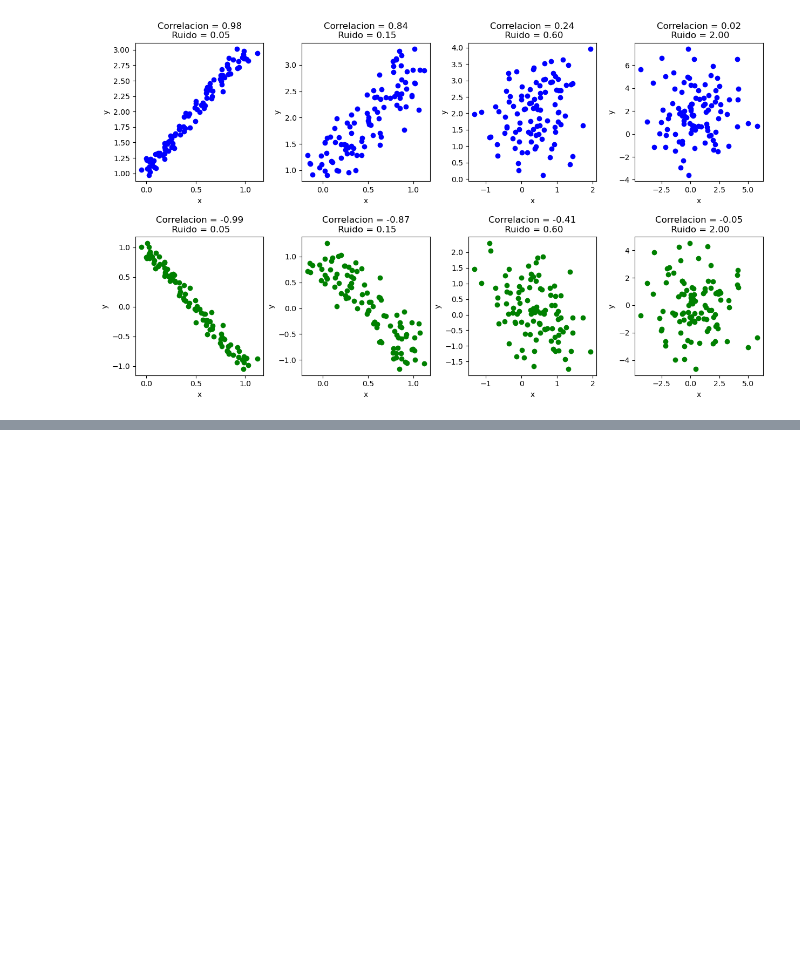
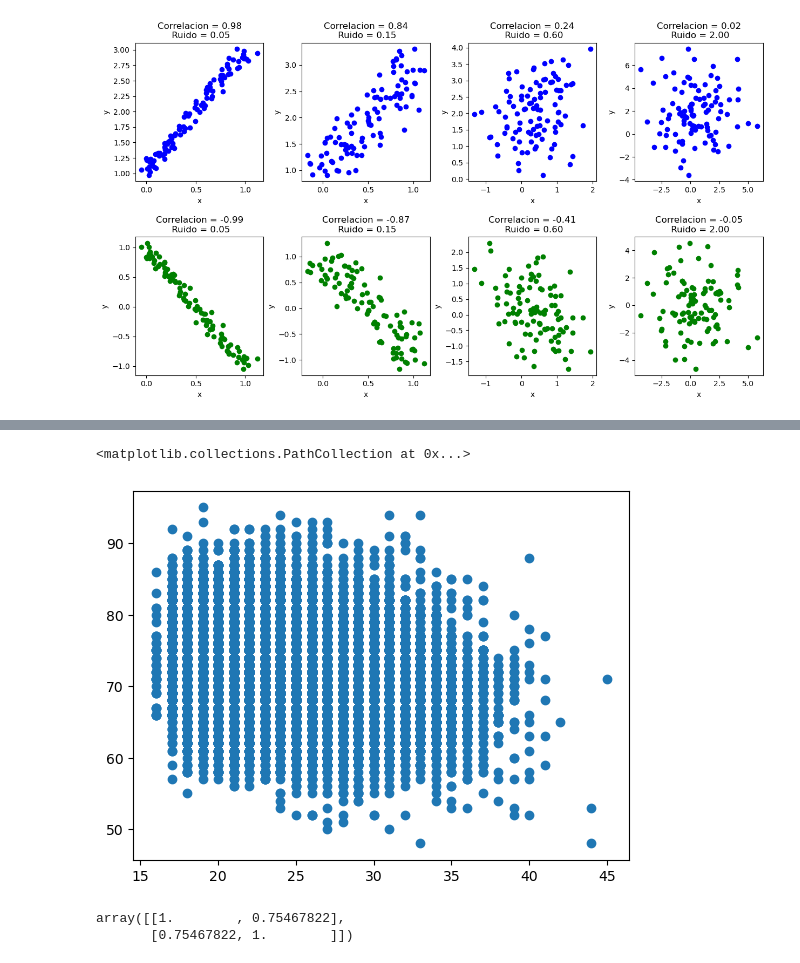
Before and after one commit to albhermo1979/EBACMX, a Jupyter notebook: EBAC/Python avanzado/Numpy/Numpy_1.ipynb, the cells around one changed output, grey strips where cells are left out. Drawn from its saved outputs; the diff is of its cells as text; code cells hidden in the pictures; blank space fills up the shorter version.

```diff
--- a/EBAC/Python avanzado/Numpy/Numpy_1.ipynb
+++ b/EBAC/Python avanzado/Numpy/Numpy_1.ipynb
@@ -310,0 +347,14 @@ df_num.corr(method='spearman')
+# %%
+# Grafico buscando la explicacion entre potencial y edad
+
+plt.scatter(x=age_np, y=potential_np)
+# %% [output]
+<matplotlib.collections.PathCollection at 0x...>
+[figure, added]
+# %%
+height_np = df['Height'].to_numpy()
+weight_np = df['Weight'].to_numpy()
+np.corrcoef(height_np, weight_np)
+# %% [output]
+array([[1.        , 0.75467822],
+       [0.75467822, 1.        ]])
```
Also changed, not shown: parts of 9 cells of this notebook.
